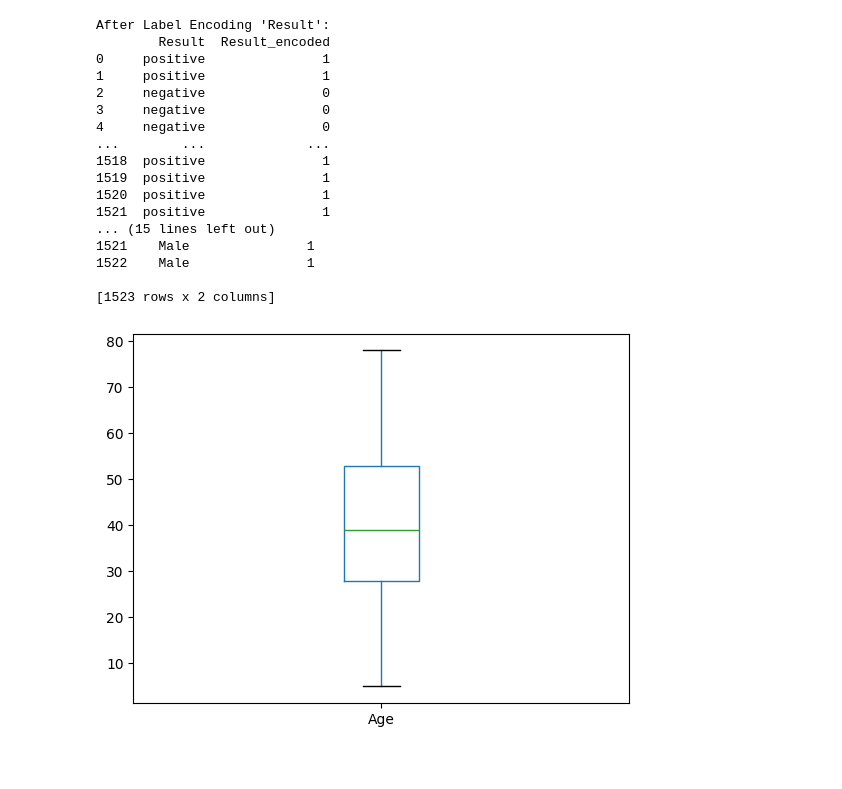
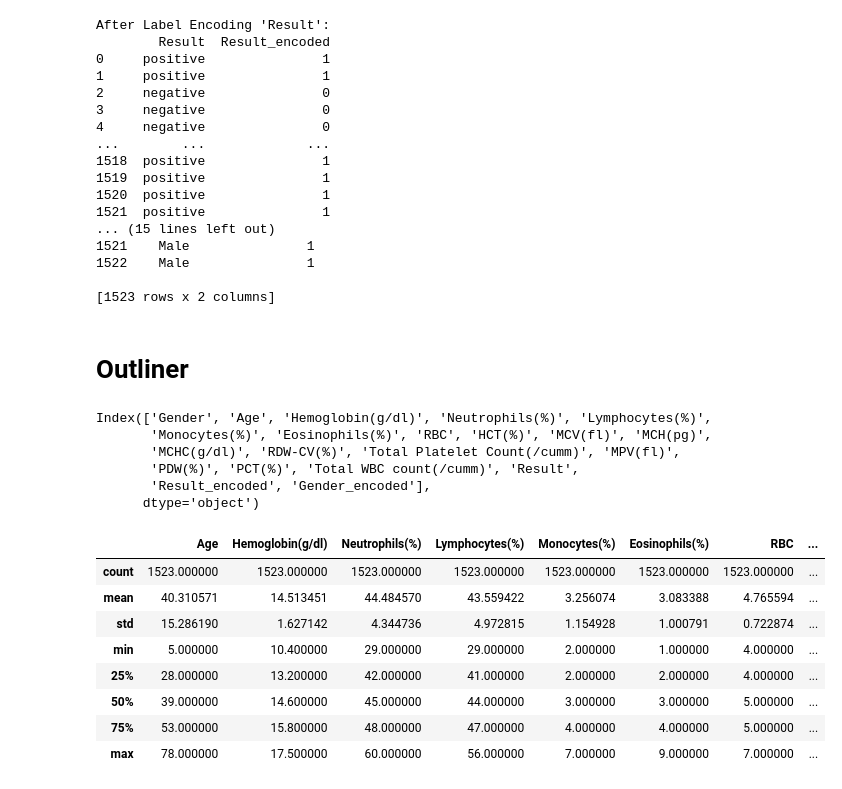
Before and after one commit to fariya09ahmed-commits/Fariya-Ahmed, a Jupyter notebook: paper1.ipynb, the cells around one changed output. Cells and saved outputs as stored; diff of their text form; code cells hidden in the pictures.

```diff
--- a/paper1.ipynb
+++ b/paper1.ipynb
@@ -165,13 +167,32 @@ After Label Encoding 'Result':
 1522    Male               1
 
 [1523 rows x 2 columns]
+# %% [markdown]
+# Outliner
 # %%
 #define a function called 'plot boxplot'
 def plot_boxplot(df,ft):
     df.boxplot(column=ft)
     plt.grid(False)
     plt.show()
-# %%
-plot_boxplot(df,"Age")
-# %% [output]
-[figure, removed]
+# %%
+df.columns
+# %% [output]
+Index(['Gender', 'Age', 'Hemoglobin(g/dl)', 'Neutrophils(%)', 'Lymphocytes(%)',
+       'Monocytes(%)', 'Eosinophils(%)', 'RBC', 'HCT(%)', 'MCV(fl)', 'MCH(pg)',
+       'MCHC(g/dl)', 'RDW-CV(%)', 'Total Platelet Count(/cumm)', 'MPV(fl)',
+       'PDW(%)', 'PCT(%)', 'Total WBC count(/cumm)', 'Result',
+       'Result_encoded', 'Gender_encoded'],
+      dtype='object')
+# %%
+df.describe()
+# %% [output]
+|  | Age | Hemoglobin(g/dl) | Neutrophils(%) | Lymphocytes(%) | Monocytes(%) | Eosinophils(%) | RBC | ... |
+| count | 1523.000000 | 1523.000000 | 1523.000000 | 1523.000000 | 1523.000000 | 1523.000000 | 1523.000000 | ... |
+| mean | 40.310571 | 14.513451 | 44.484570 | 43.559422 | 3.256074 | 3.083388 | 4.765594 | ... |
+| std | 15.286190 | 1.627142 | 4.344736 | 4.972815 | 1.154928 | 1.000791 | 0.722874 | ... |
+| min | 5.000000 | 10.400000 | 29.000000 | 29.000000 | 2.000000 | 1.000000 | 4.000000 | ... |
+| 25% | 28.000000 | 13.200000 | 42.000000 | 41.000000 | 2.000000 | 2.000000 | 4.000000 | ... |
+| 50% | 39.000000 | 14.600000 | 45.000000 | 44.000000 | 3.000000 | 3.000000 | 5.000000 | ... |
+| 75% | 53.000000 | 15.800000 | 48.000000 | 47.000000 | 4.000000 | 4.000000 | 5.000000 | ... |
+| max | 78.000000 | 17.500000 | 60.000000 | 56.000000 | 7.000000 | 9.000000 | 7.000000 | ... |
```
Also changed, not shown: parts of 8 cells of this notebook.
